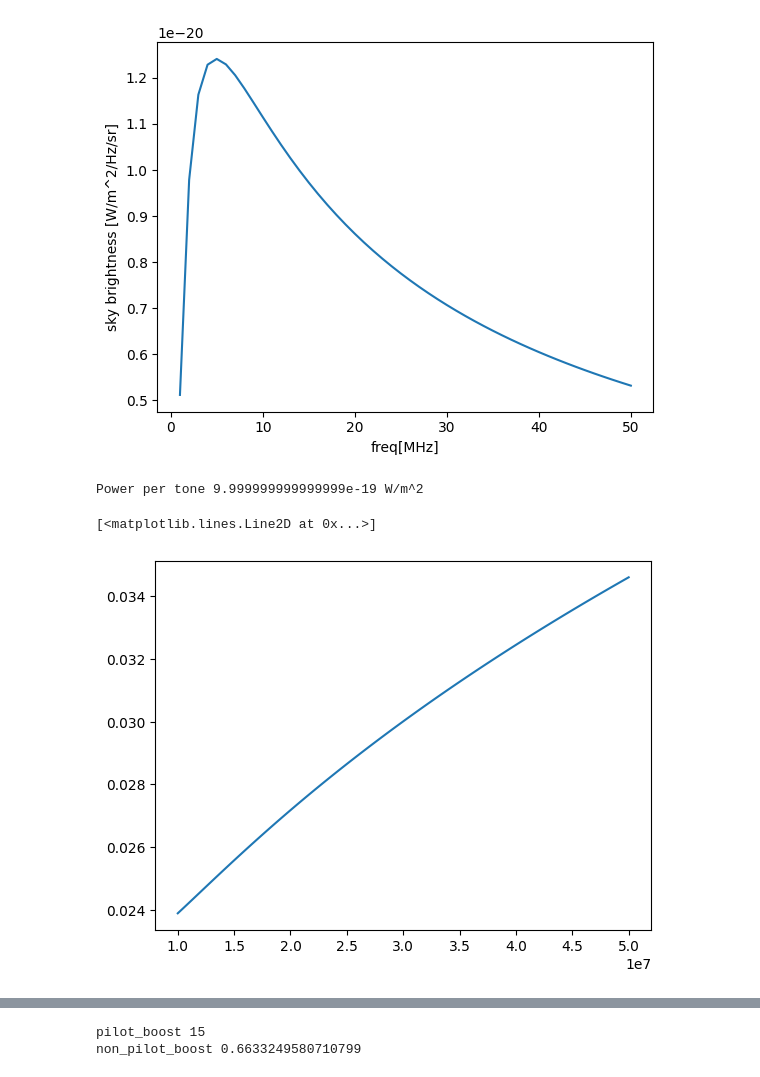
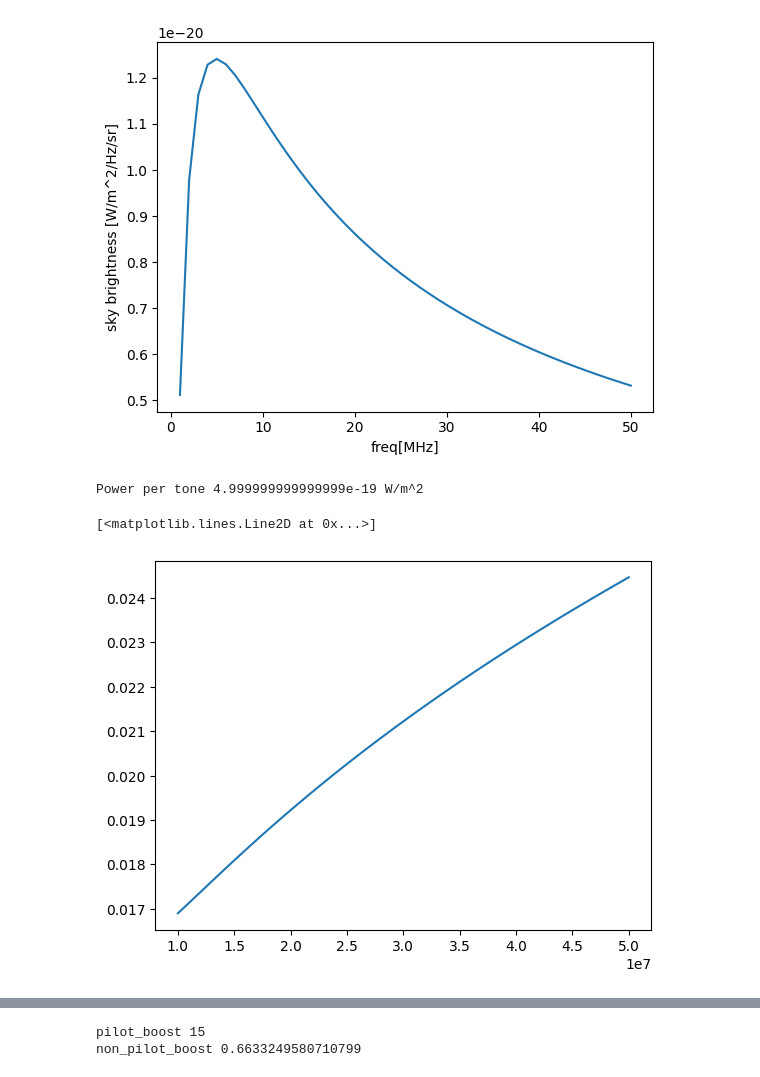
Before and after one commit to lusee-night/notebooks, a Jupyter notebook: calibrator/pfb_detect_ng.ipynb, the cells around one changed output, grey strips where cells are left out. Drawn from its saved outputs; the diff is of its cells as text; code cells hidden in the pictures.

```diff
--- a/calibrator/pfb_detect_ng.ipynb
+++ b/calibrator/pfb_detect_ng.ipynb
@@ -30,27 +33,27 @@ Text(0, 0.5, 'sky brightness [W/m^2/Hz/sr]')
 [figure]
 # %%
 # define signal and sky signals
-req_level = 10e-24 * 100e3 ## Appendix A requirement W/m^2 /Hz * 100kHz
+req_level = 5e-24 * 100e3 ## Appendix A requirement W/m^2 /Hz * 100kHz
 
 print ("Power per tone",req_level,'W/m^2')
 
 def signal_rms(freq):
     freq_MHz = freq/1e6
     sf = sky_fraction(freq_MHz)
     return np.sqrt(req_level*sf)
 
 def noise_rms(freq):
     freq_MHz = freq/1e6
     channel_width = 25e3 ## 25kHz primary channelization
     sf = sky_fraction(freq_MHz)
     sky_area = 2*np.pi
     sky_signal =  lusee.MonoSkyModels.B_NB(freq_MHz)*sf*channel_width*sky_area
     return np.sqrt(sky_signal)
 
 freq=np.linspace(10e6,50e6,100)
 plt.plot(freq,signal_rms(freq)/noise_rms(freq))
 #plt.plot(freq,noise(freq))
 # %% [output]
-Power per tone 9.999999999999999e-19 W/m^2
+Power per tone 4.999999999999999e-19 W/m^2
 [<matplotlib.lines.Line2D at 0x...>]
-[figure, old version]
+[figure, new version]
```
Also changed, not shown: parts of 6 cells of this notebook, 2 other files.
